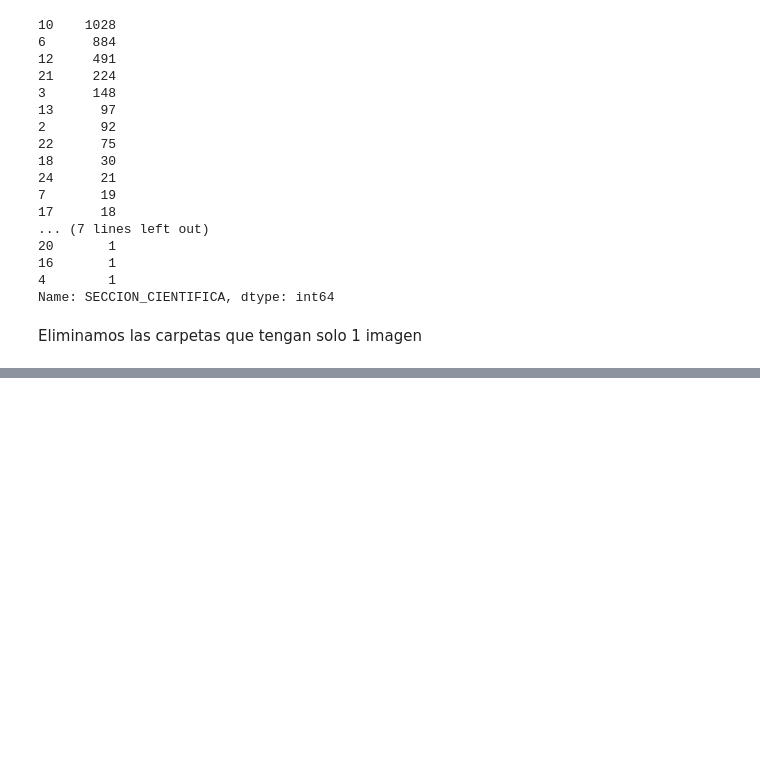
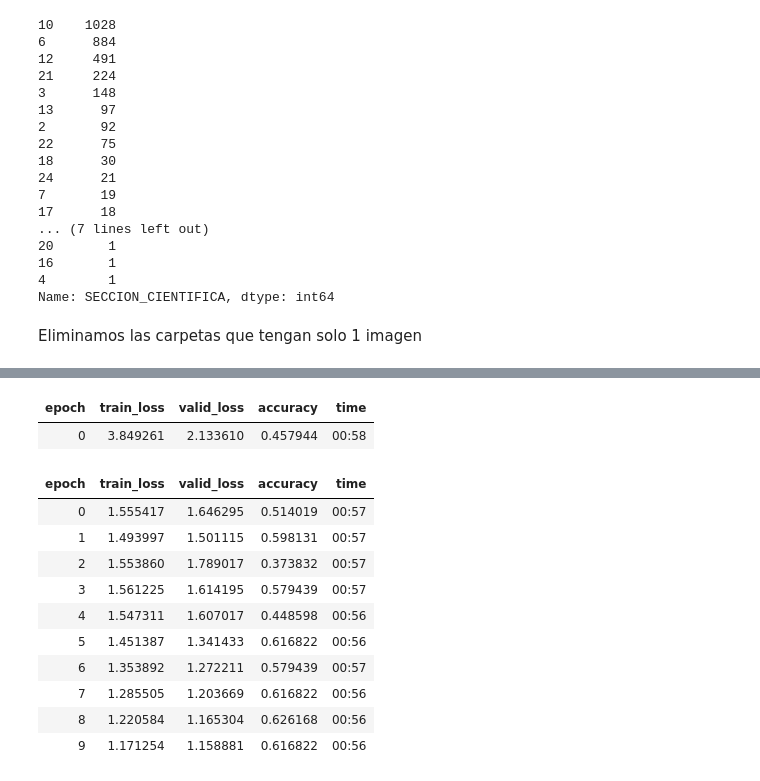
Before and after one commit to IA2021UR/trabajo-ia-en-la-comunidad-de-la-rioja-equipo-10, a Jupyter notebook: TrabajoIATipos.ipynb, the cells around one changed output, grey strips where cells are left out. Saved outputs shown, nothing was run; the diff lists cells and outputs as text; code cells hidden in the pictures; blank space fills up the shorter version.

```diff
--- a/TrabajoIATipos.ipynb
+++ b/TrabajoIATipos.ipynb
@@ -319,0 +393,2 @@ FileNotFoundError: ignored
+# %%
+dls = db.dataloaders(trainPath,bs=16)
@@ -319,0 +408,18 @@ FileNotFoundError: ignored
+# %%
+learn = Learner(dls, timm.create_model('resnetrs50'),metrics=accuracy).to_fp16()
+# %%
+history = learn.fine_tune(10,base_lr=1e-3)
+# %% [output]
+| epoch | train_loss | valid_loss | accuracy | time |
+| 0 | 3.849261 | 2.133610 | 0.457944 | 00:58 |
+| epoch | train_loss | valid_loss | accuracy | time |
+| 0 | 1.555417 | 1.646295 | 0.514019 | 00:57 |
+| 1 | 1.493997 | 1.501115 | 0.598131 | 00:57 |
+| 2 | 1.553860 | 1.789017 | 0.373832 | 00:57 |
+| 3 | 1.561225 | 1.614195 | 0.579439 | 00:57 |
+| 4 | 1.547311 | 1.607017 | 0.448598 | 00:56 |
+| 5 | 1.451387 | 1.341433 | 0.616822 | 00:56 |
+| 6 | 1.353892 | 1.272211 | 0.579439 | 00:57 |
+| 7 | 1.285505 | 1.203669 | 0.616822 | 00:56 |
+| 8 | 1.220584 | 1.165304 | 0.626168 | 00:56 |
+| 9 | 1.171254 | 1.158881 | 0.616822 | 00:56 |
```
Also changed, not shown: parts of 24 cells of this notebook.
